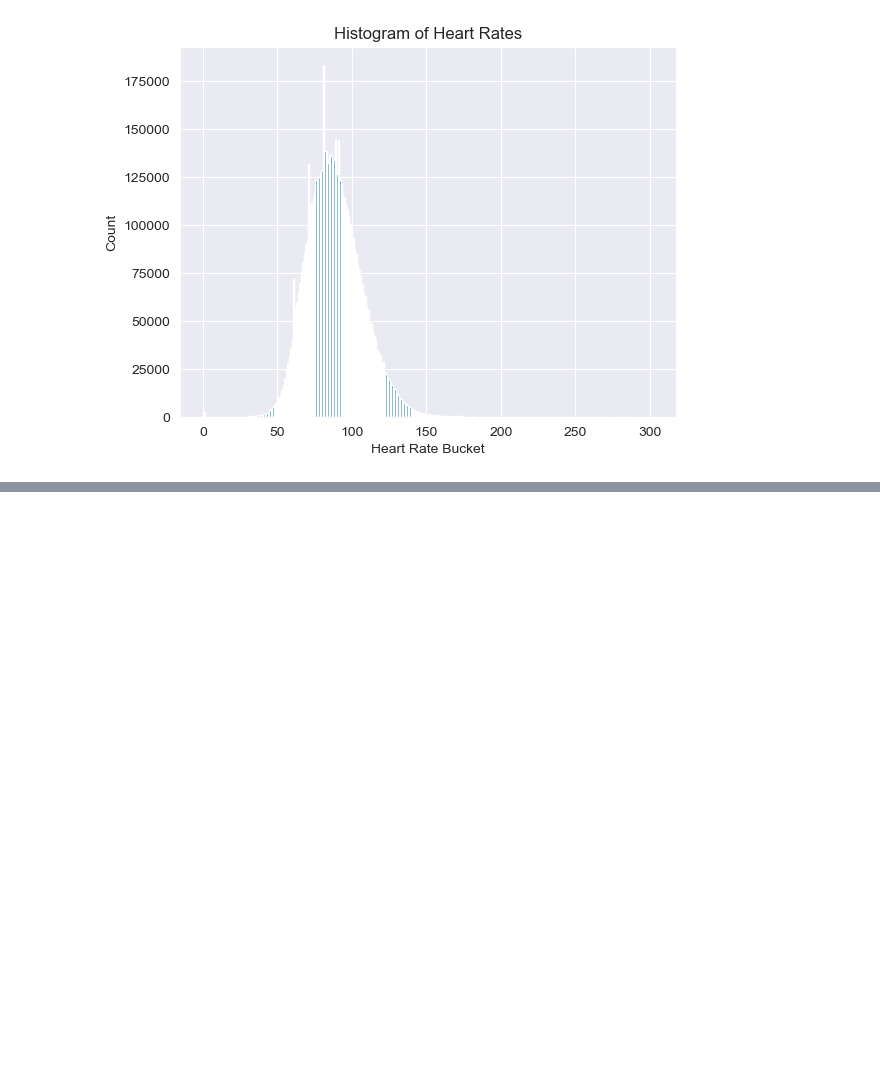
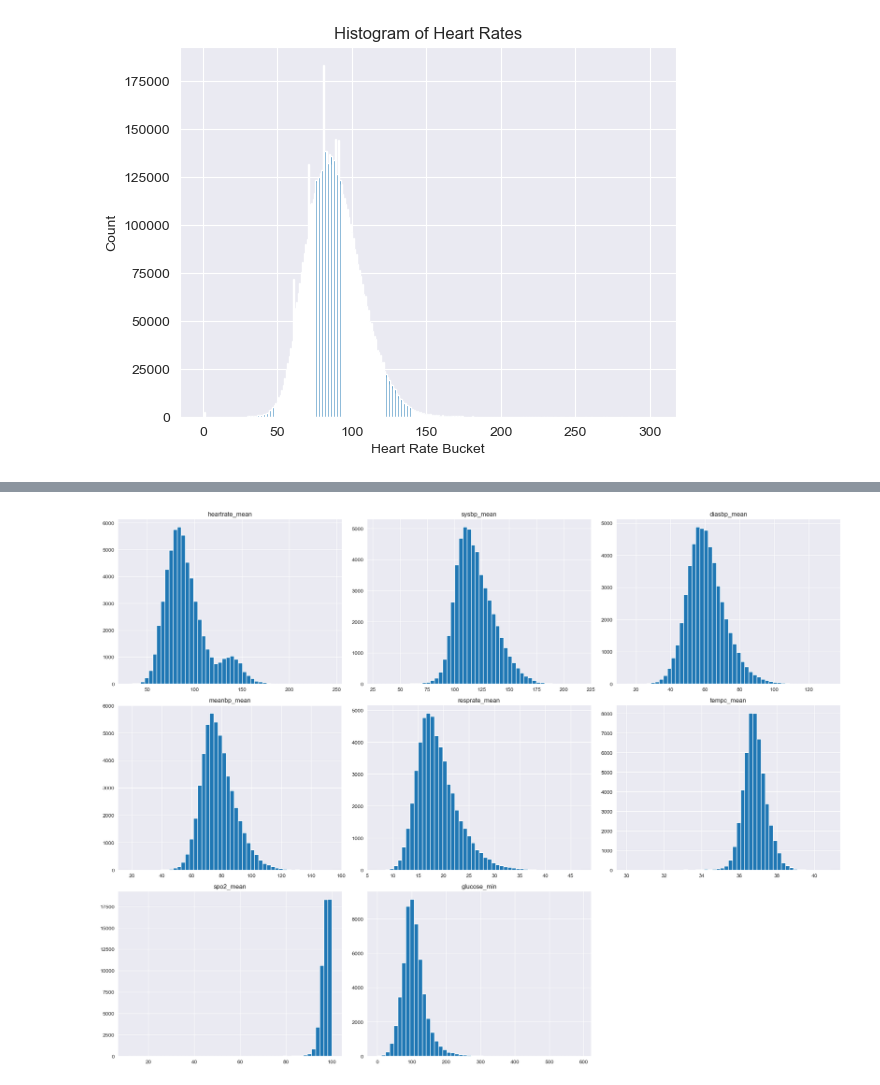
Before and after one commit to drama-404/FuzzyMedNet, a Jupyter notebook: data_viz/vital_signs.ipynb, the cells around one changed output, grey strips where cells are left out. Cells and saved outputs as stored; diff of their text form; code cells hidden in the pictures; blank space fills up the shorter version.

```diff
--- a/data_viz/vital_signs.ipynb
+++ b/data_viz/vital_signs.ipynb
@@ -61,0 +115,4 @@ plt.show()
+# %%
+script = query_sql_file('../sql_scripts/vital_signs/vital_signs_first_day.sql', con)
+df = query_data(script[0], con)
+print(df.head())
@@ -61,0 +137,14 @@ plt.show()
+# %%
+# Histograms
+df[['heartrate_mean',
+    'sysbp_mean',
+    'diasbp_mean',
+    'meanbp_mean',
+    'resprate_mean',
+    'tempc_mean',
+    'spo2_mean',
+    'glucose_min']].hist(bins=50, figsize=(20,15))
+plt.tight_layout()
+plt.show()
+# %% [output]
+[figure, added]
```
Also changed, not shown: parts of 7 cells of this notebook, 1 other file.
